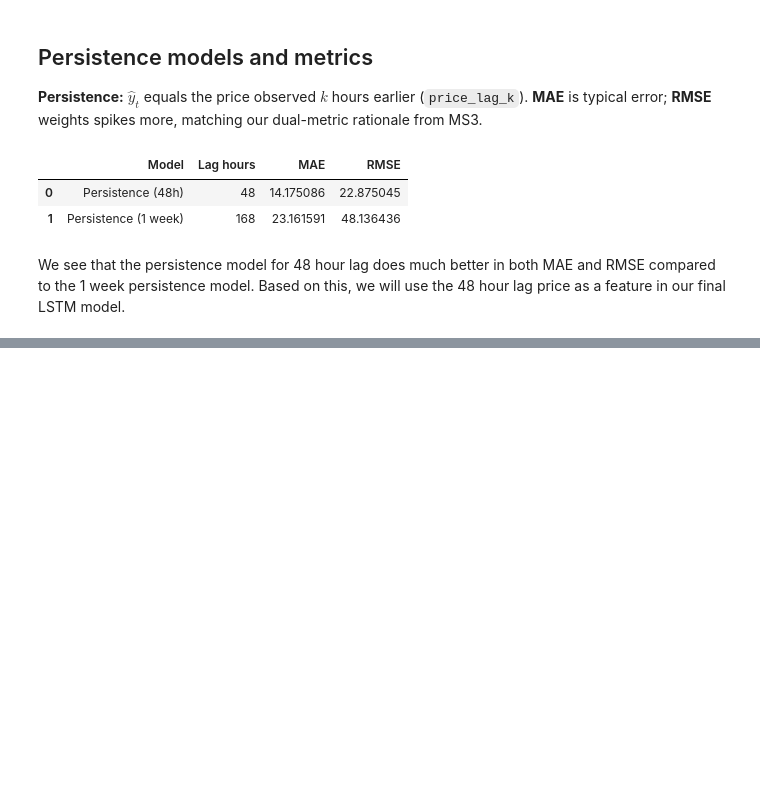
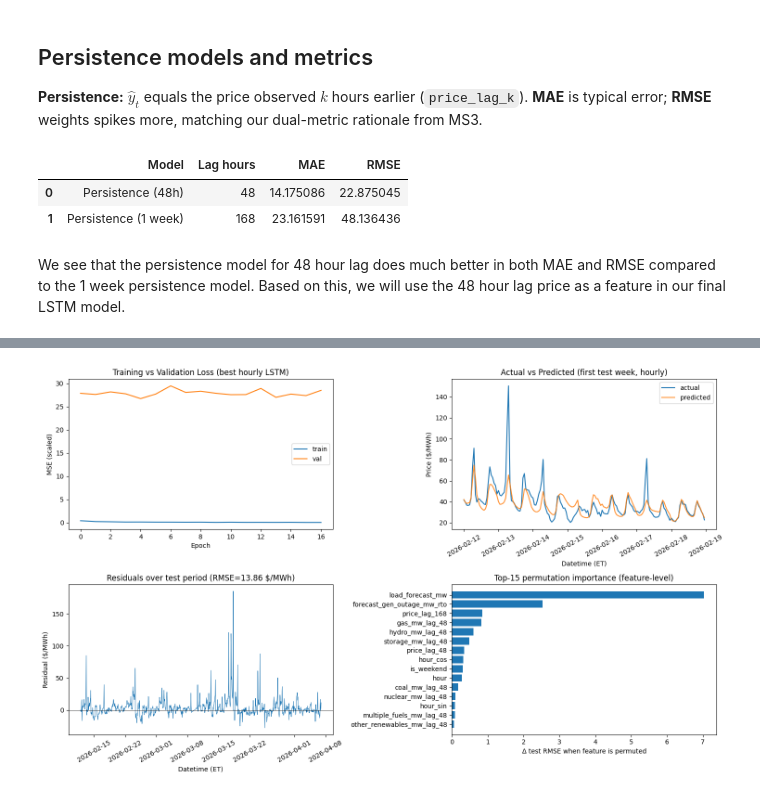
Before and after one commit to lewistu24/electricity-price-forecasting, a Jupyter notebook: final_ms4.ipynb, the cells around one changed output, grey strips where cells are left out. Drawn from its saved outputs; the diff is of its cells as text; code cells hidden in the pictures; blank space fills up the shorter version.

Commit message:
Final LSTM model trained

```diff
--- a/final_ms4.ipynb
+++ b/final_ms4.ipynb
@@ -116,0 +194,19 @@ We see that the persistence model for 48 hour lag does much better in both MAE a
+# %%
+def load_data(path: str = "initial_data.csv") -> pd.DataFrame:
+    df = pd.read_csv(path)
+    df["datetime_beginning_ept"] = pd.to_datetime(df["datetime_beginning_ept"])
+    df = df.sort_values("datetime_beginning_ept").set_index("datetime_beginning_ept")
+    df.index.name = "datetime_ept"
+    return df
+
+
+def create_cutoff_time(delivery_date) -> pd.Timestamp:
+    """Cutoff = D-1 at 10:30 AM ET for a given delivery date D."""
+    d = pd.Timestamp(delivery_date).normalize()
+    return d - pd.Timedelta(days=1) + pd.Timedelta(hours=CUTOFF_HOUR, minutes=CUTOFF_MINUTE)
+
+
+raw_df = load_data()
+print("Raw shape:", raw_df.shape)
+print("Date range:", raw_df.index.min(), "→", raw_df.index.max())
+print("Example cutoff for delivery 2026-01-15:", create_cutoff_time("2026-01-15"))
@@ -116,0 +1177,71 @@ We see that the persistence model for 48 hour lag does much better in both MAE a
+# %%
+fig, axes = plt.subplots(2, 2, figsize=(15, 9))
+
+axes[0, 0].plot(final_train_losses, label="train")
+axes[0, 0].plot(final_val_losses, label="val")
+axes[0, 0].set_title("Training vs Validation Loss (best hourly LSTM)")
+axes[0, 0].set_xlabel("Epoch")
+axes[0, 0].set_ylabel("MSE (scaled)")
+axes[0, 0].legend()
+
+n_show = min(24 * 7, len(test_pred))
+axes[0, 1].plot(ts_te[:n_show], test_y_orig[:n_show], label="actual", linewidth=1.5)
+axes[0, 1].plot(ts_te[:n_show], test_pred[:n_show], label="predicted", linewidth=1.5, alpha=0.85)
+axes[0, 1].set_title("Actual vs Predicted (first test week, hourly)")
+axes[0, 1].set_xlabel("Datetime (ET)")
+axes[0, 1].set_ylabel("Price ($/MWh)")
+axes[0, 1].tick_params(axis="x", rotation=30)
+axes[0, 1].legend()
+
+residuals = test_y_orig - test_pred
+axes[1, 0].plot(ts_te, residuals, linewidth=0.7)
+axes[1, 0].axhline(0.0, color="black", linewidth=0.5)
+axes[1, 0].set_title(f"Residuals over test period (RMSE={test_rmse:.2f} $/MWh)")
+axes[1, 0].set_xlabel("Datetime (ET)")
+axes[1, 0].set_ylabel("Residual ($/MWh)")
+axes[1, 0].tick_params(axis="x", rotation=30)
+
+top = feat_imp.head(15)
+axes[1, 1].barh(top["feature"][::-1], top["rmse_increase"][::-1])
+axes[1, 1].set_title("Top-15 permutation importance (feature-level)")
+axes[1, 1].set_xlabel("Δ test RMSE when feature is permuted")
+
+plt.tight_layout()
+plt.savefig(os.path.join(OUTPUT_DIR, "lstm_diagnostics.png"), dpi=120, bbox_inches="tight")
+plt.show()
+
+# Group-level permutation importance.
+fig_g, ax_g = plt.subplots(figsize=(7, 4))
+ax_g.bar(group_imp["group"], group_imp["rmse_increase"], color="#54A24B")
+ax_g.set_title("Group-level permutation importance")
+ax_g.set_ylabel("Δ test RMSE when group is permuted")
+ax_g.set_xlabel("Feature group")
+for i, v in enumerate(group_imp["rmse_increase"]):
+    ax_g.text(i, v, f"{v:.3f}", ha="center", va="bottom", fontsize=9)
+plt.tight_layout()
+plt.savefig(os.path.join(OUTPUT_DIR, "group_importance.png"), dpi=120, bbox_inches="tight")
+plt.show()
+
+# Model comparison – test RMSE.
+def _bar_color(model_name: str) -> str:
+    if model_name == "Hourly_LSTM":
+        return "#E45756"   # main model – red
+    if model_name.startswith("Persistence"):
+        return "#F58518"   # baselines – orange
+    if model_name == "RandomForest":
+        return "#54A24B"   # RF – green
+    return "#4C78A8"
+
+fig2, ax2 = plt.subplots(figsize=(9, 4.8))
+colors = [_bar_color(m) for m in baseline_df["Model"]]
+ax2.bar(baseline_df["Model"], baseline_df["Test RMSE"], color=colors)
+ax2.set_title("Model comparison – Test RMSE (same hourly test rows)")
+ax2.set_ylabel("RMSE ($/MWh)")
+for i, v in enumerate(baseline_df["Test RMSE"]):
+    ax2.text(i, v, f"{v:.2f}", ha="center", va="bottom")
+plt.xticks(rotation=15)
+plt.tight_layout()
+plt.savefig(os.path.join(OUTPUT_DIR, "model_comparison.png"), dpi=120, bbox_inches="tight")
+plt.show()
+# %% [output]
+[figure, added]
```
Also changed, not shown: parts of 32 cells of this notebook, 12 other files.
